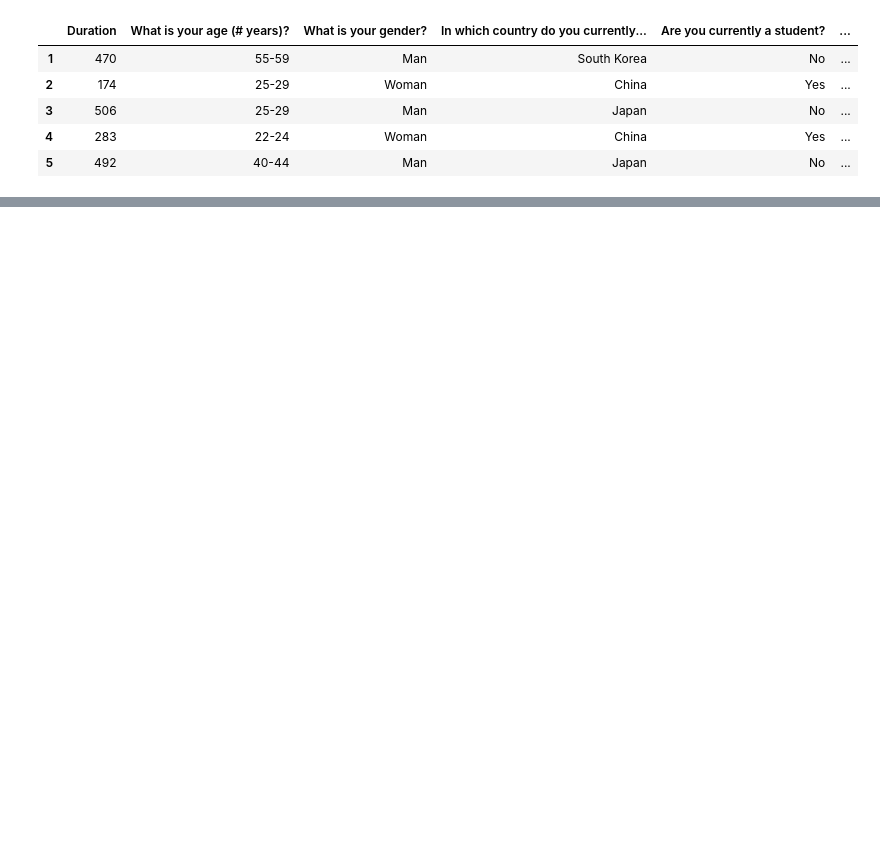
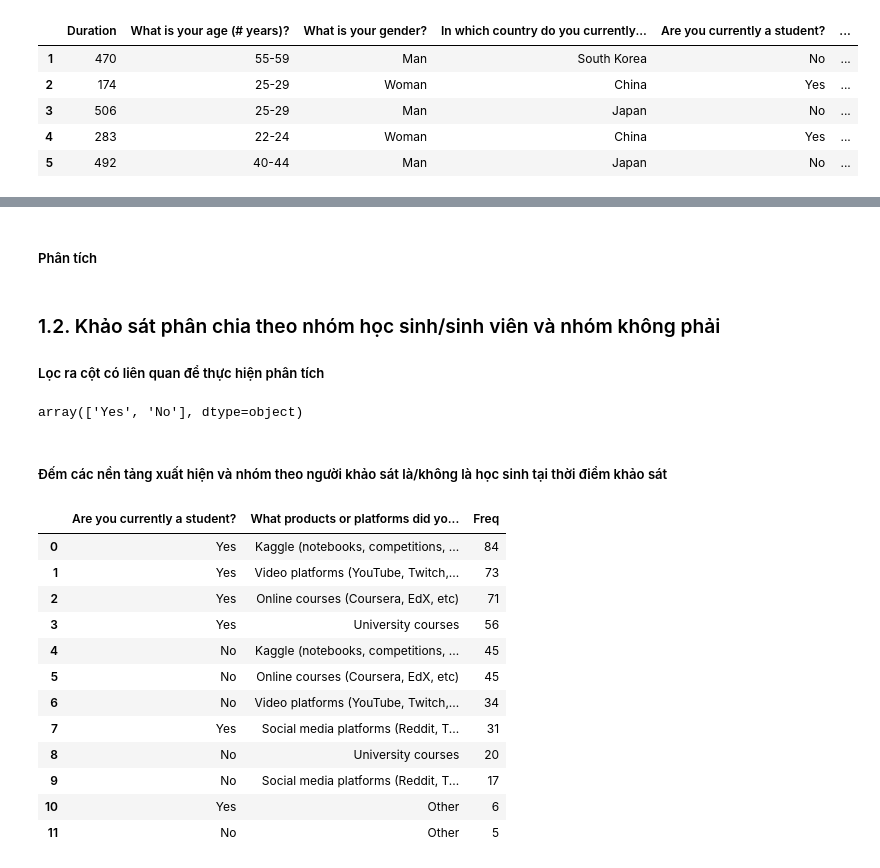
Before and after one commit to khuong253/final_project_data_visualization, a Jupyter notebook: data_visualization.ipynb, the cells around one changed output, grey strips where cells are left out. Cells and saved outputs as stored; diff of their text form; code cells hidden in the pictures; blank space fills up the shorter version.

```diff
--- a/data_visualization.ipynb
+++ b/data_visualization.ipynb
@@ -14,0 +115,5 @@ df.head(5)
+# %% [markdown]
+##### Phân tích
+# %% [markdown]
+### 1.2. Khảo sát phân chia theo nhóm học sinh/sinh viên và nhóm không phải
+##### Lọc ra cột có liên quan để thực hiện phân tích
@@ -14,0 +122,25 @@ df.head(5)
+# %%
+is_student = vn_df_student['Are you currently a student?'].unique()
+is_student
+# %% [output]
+array(['Yes', 'No'], dtype=object)
+# %% [markdown]
+##### Đếm các nền tảng xuất hiện và nhóm theo người khảo sát là/không là học sinh tại thời điểm khảo sát
+# %%
+student_count = vn_df_student.explode('What products or platforms did you find to be most helpful when you first started studying data science?').value_counts().reset_index(name='Freq')
+student_count.drop(student_count[student_count['What products or platforms did you find to be most helpful when you first started studying data science?'] == 'None / I do not study data science'].index, inplace = True)
+student_count
+# %% [output]
+|  | Are you currently a student? | What products or platforms did yo... | Freq |
+| 0 | Yes | Kaggle (notebooks, competitions, ... | 84 |
+| 1 | Yes | Video platforms (YouTube, Twitch,... | 73 |
+| 2 | Yes | Online courses (Coursera, EdX, etc) | 71 |
+| 3 | Yes | University courses | 56 |
+| 4 | No | Kaggle (notebooks, competitions, ... | 45 |
+| 5 | No | Online courses (Coursera, EdX, etc) | 45 |
+| 6 | No | Video platforms (YouTube, Twitch,... | 34 |
+| 7 | Yes | Social media platforms (Reddit, T... | 31 |
+| 8 | No | University courses | 20 |
+| 9 | No | Social media platforms (Reddit, T... | 17 |
+| 10 | Yes | Other | 6 |
+| 11 | No | Other | 5 |
```
Also changed, not shown: parts of 14 cells of this notebook.
